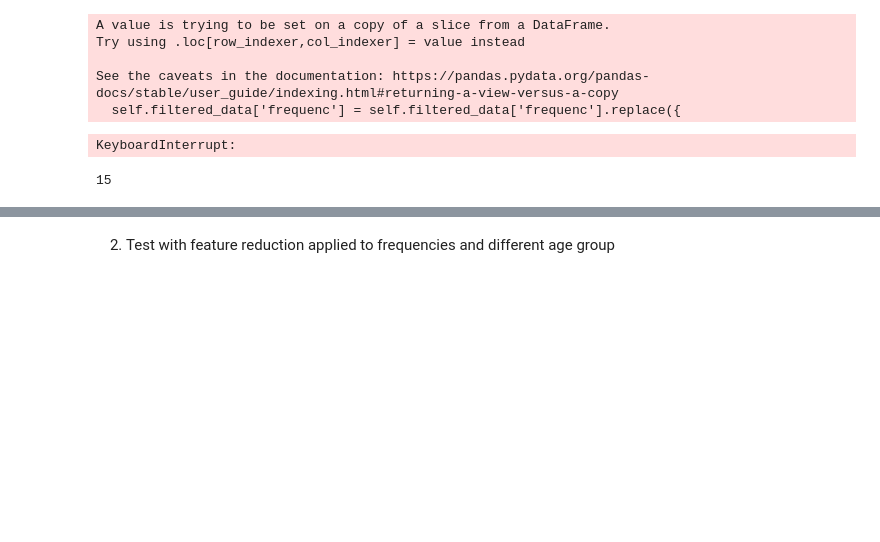
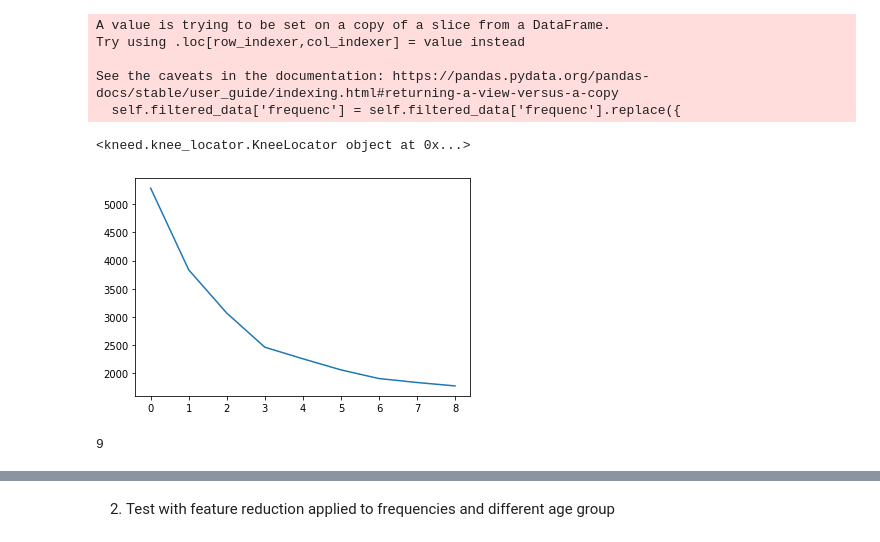
Before and after one commit to imhlas/datascience-miniproject, a Jupyter notebook: sandbox/education_analysis.ipynb, the cells around one changed output, grey strips where cells are left out. Cells and saved outputs as stored; diff of their text form; code cells hidden in the pictures; blank space fills up the shorter version.

```diff
--- a/sandbox/education_analysis.ipynb
+++ b/sandbox/education_analysis.ipynb
@@ -79,25 +75,26 @@ alc_edu_freq_red_data.to_csv('../data/datasets_clean/freq_education_cleaned.csv'
 # %%
 # Test optimal number of cluster with elbow method
 
 costs = []
-for num_clusters in list(range(1,16)):
+for num_clusters in list(range(1,10)):
     kproto = KPrototypes(n_clusters=num_clusters, init='Cao')
     kproto.fit_predict(alc_edu_freq_red_data, categorical=[0,1,2,3])
     costs.append(kproto.cost_)
 
 plt.plot(costs)
 
 from kneed import KneeLocator
 
-cost_elbow = KneeLocator(x=range(1,16), y=costs, direction='decreasing')
+cost_elbow = KneeLocator(x=range(1,10), y=costs, direction='decreasing')
 
 print(cost_elbow)
 # %% [output]
-KeyboardInterrupt:
+<kneed.knee_locator.KneeLocator object at 0x...>
+[figure, added]
 # %%
 print(cost_elbow.elbow)
 # %% [output]
-15
+9
 # %%
 print(cost)
 # %% [output]
```
Also changed, not shown: parts of 8 cells of this notebook, 4 other files.
